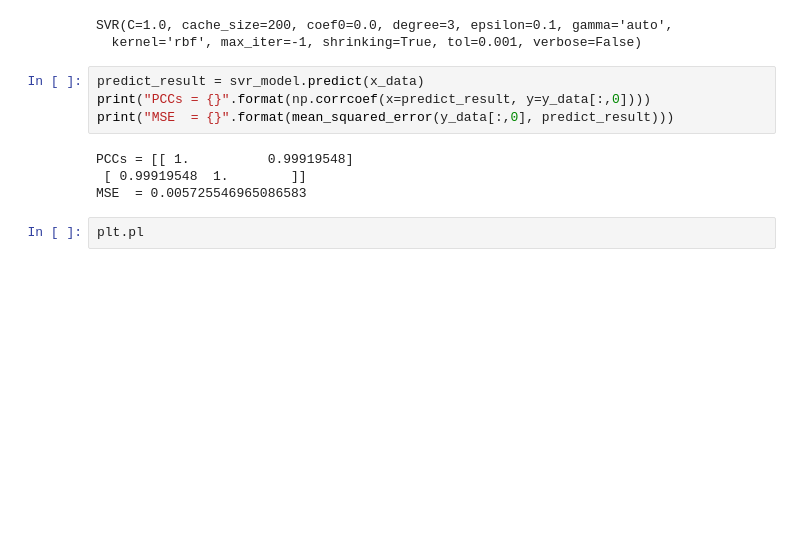
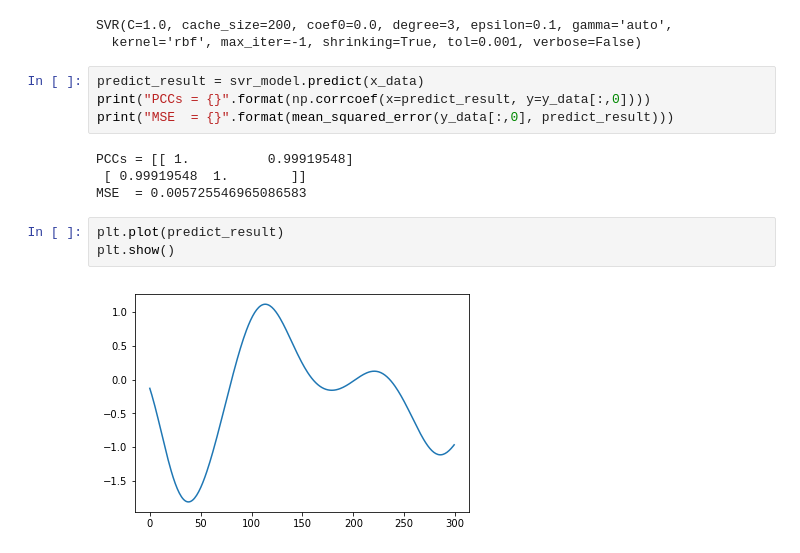
Before and after one commit to mosdeo/Tensorflow_simple_example, a Jupyter notebook: wave regression.ipynb, the cells around one changed output. Saved outputs shown, nothing was run; the diff lists cells and outputs as text; blank space fills up the shorter version.

```diff
--- a/wave regression.ipynb
+++ b/wave regression.ipynb
@@ -87,5 +87,8 @@ print("MSE  = {}".format(mean_squared_error(y_data[:,0], predict_result)))
 PCCs = [[ 1.          0.99919548]
  [ 0.99919548  1.        ]]
 MSE  = 0.005725546965086583
-# %%
-plt.pl
+# %%
+plt.plot(predict_result)
+plt.show()
+# %% [output]
+[figure, added]
```
